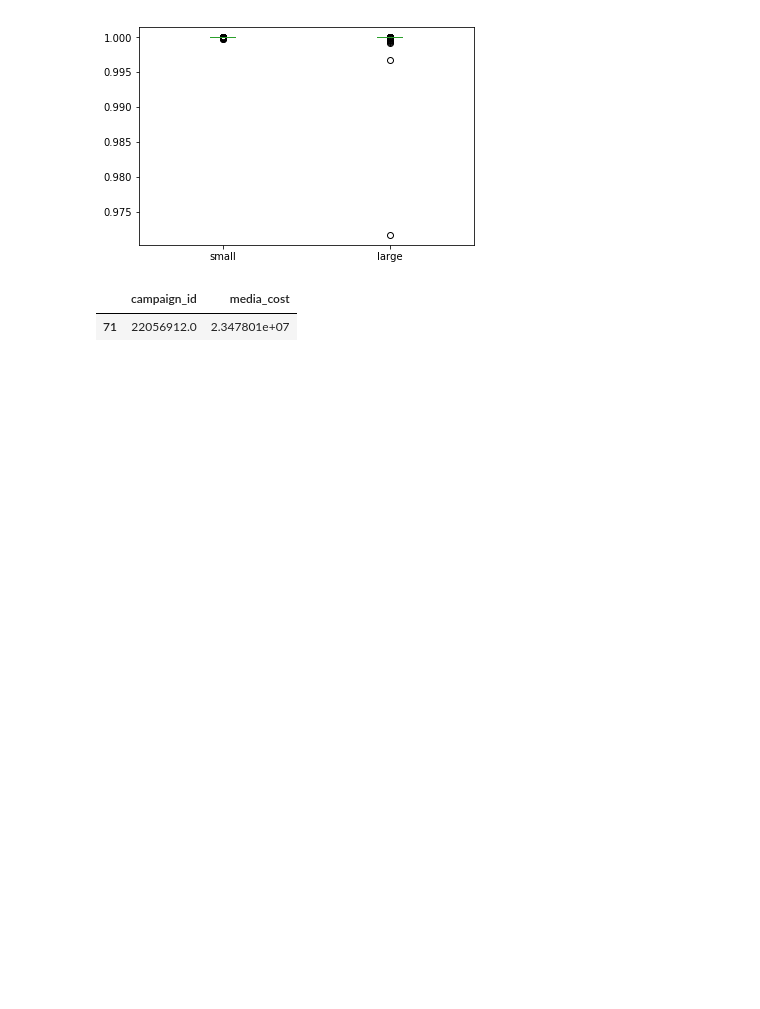
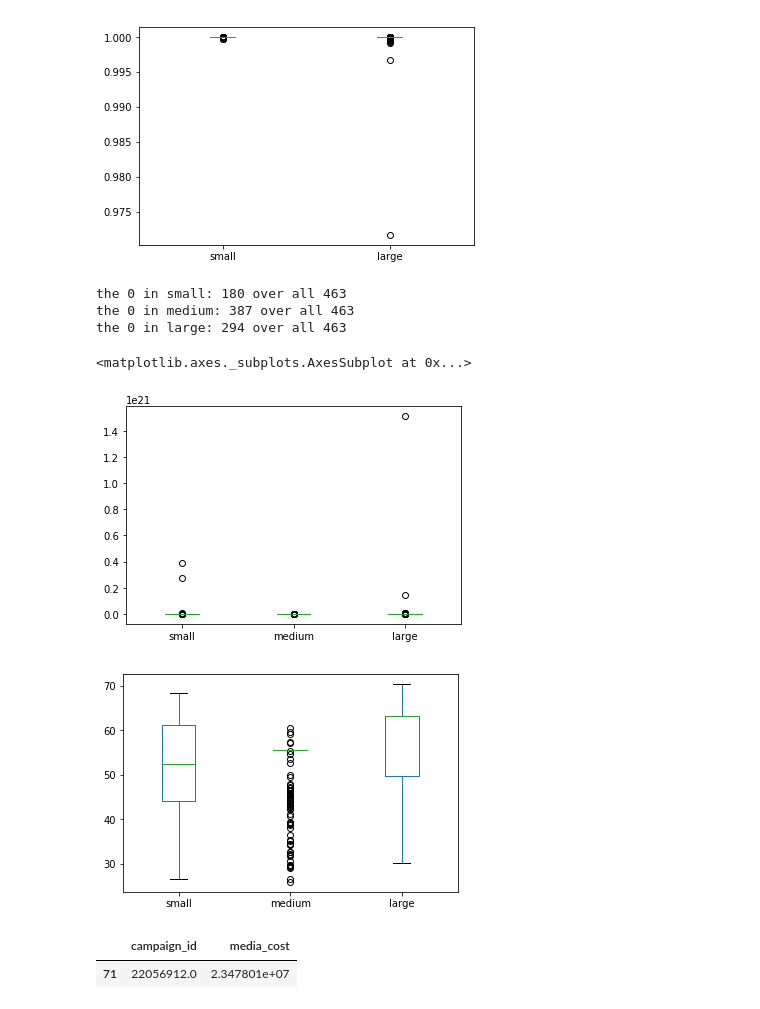
Before and after one commit to JalkapalloX/Data-Challenge-2, a Jupyter notebook: Stakeholder Analysis/Publisher_Analysis.ipynb, the cells around one changed output. Drawn from its saved outputs; the diff is of its cells as text; code cells hidden in the pictures; blank space fills up the shorter version.

```diff
--- a/Stakeholder Analysis/Publisher_Analysis.ipynb
+++ b/Stakeholder Analysis/Publisher_Analysis.ipynb
@@ -115,6 +115,74 @@ the 0 in large: 230
 MannwhitneyuResult(statistic=59117.0, pvalue=1.0)
 RanksumsResult(statistic=-11.811941840095376, pvalue=3.386484424364486e-32)
 [figure]
+# %%
+# SIZE OF ADVERTISEMENT WITH MEDIUM
+from scipy.stats import ttest_ind,ranksums,mannwhitneyu
+import statsmodels.api as sm
+import pylab
+# data_sml = data[['media_cost','creative_size_small','creative_size_medium','creative_size_large']]
+# # rearrange data with the proportion of small medium and large of total media cost
+# # rearrange[small][1] = small/(small+medium+large) * media_cost
+# rearrange = pd.DataFrame(columns=['small','medium','large'])
+# rearrange['small'] = data_sml['creative_size_small']*(data_sml['creative_size_small']+data_sml['creative_size_medium']+data_sml['creative_size_large'])\
+#                     *data_sml['media_cost']
+# rearrange['medium'] = data_sml['creative_size_medium']*(data_sml['creative_size_small']+data_sml['creative_size_medium']+data_sml['creative_size_large'])\
+#                    *data_sml['media_cost']
+# rearrange['large'] = data_sml['creative_size_large']*(data_sml['creative_size_small']+data_sml['creative_size_medium']+data_sml['creative_size_large'])\
+#                     *data_sml['media_cost']
+# # value are too small, applying log transformation
+# rearrange.plot(kind='box')
+# rearrange['small'].replace(to_replace=0,value = 1,inplace = True)
+# rearrange['medium'].replace(to_replace=0,value = 1,inplace = True)
+# rearrange['large'].replace(to_replace=0,value = 1,inplace = True)
+# rearrange_normal = rearrange.applymap(np.log2)
+# rearrange_normal.plot(kind='box')
+
+# removed creative_size_medium since too less data
+
+import math
+
+def sigmoid(x):
+    return (1.0+np.tanh(x/2.0))/2.0
+
+data_sml = data[['media_cost','creative_size_small','creative_size_medium','creative_size_large']]
+# rearrange data with the proportion of small and large of total media cost
+# rearrange[small][1] = small/(small+medium+large) * media_cost
+rearrange = pd.DataFrame(columns=['small','medium','large'])
+rearrange['small'] = data_sml['creative_size_small']*(data_sml['creative_size_small']+data_sml['creative_size_medium']+data_sml['creative_size_large'])\
+                    *data_sml['media_cost']
+rearrange['medium'] = data_sml['creative_size_medium']*(data_sml['creative_size_small']+data_sml['creative_size_medium']+data_sml['creative_size_large'])\
+                    *data_sml['media_cost']
+rearrange['large'] = data_sml['creative_size_large']*(data_sml['creative_size_small']+data_sml['creative_size_medium']+data_sml['creative_size_large'])\
+                    *data_sml['media_cost']
+
+print('the 0 in small:',len(rearrange[rearrange['small'] == 0]['small']),"over all",len(rearrange['small']))
+print('the 0 in medium:',len(rearrange[rearrange['medium'] == 0]['medium']),"over all",len(rearrange['medium']))
+print('the 0 in large:',len(rearrange[rearrange['large'] == 0]['large']),"over all",len(rearrange['large']))
+
+
+# value are too small, applying log transformation
+rearrange.plot(kind='box')
+
+# replace 0 with 1
+# rearrange['small'].replace(to_replace=0,value = 1,inplace = True)
+# rearrange['large'].replace(to_replace=0,value = 1,inplace = True)
+
+# replace 0 with average
+rearrange['small'].replace(to_replace=0,value = rearrange[rearrange['small'] != 0]['small'].mean(),inplace = True)
+rearrange['medium'].replace(to_replace=0,value = rearrange[rearrange['medium'] != 0]['medium'].mean(),inplace = True)
+rearrange['large'].replace(to_replace=0,value = rearrange[rearrange['large'] != 0]['large'].mean(),inplace = True)
+
+
+rearrange_normal = rearrange.applymap(np.log2)
+rearrange_normal.plot(kind='box')
+# %% [output]
+the 0 in small: 180 over all 463
+the 0 in medium: 387 over all 463
+the 0 in large: 294 over all 463
+<matplotlib.axes._subplots.AxesSubplot at 0x...>
+[figure, added]
+[figure, added]
 # %%
 # Question 3
 # What is the most profitable balance between the time visitors spend on our website and the space taken up by advertisements?
```
